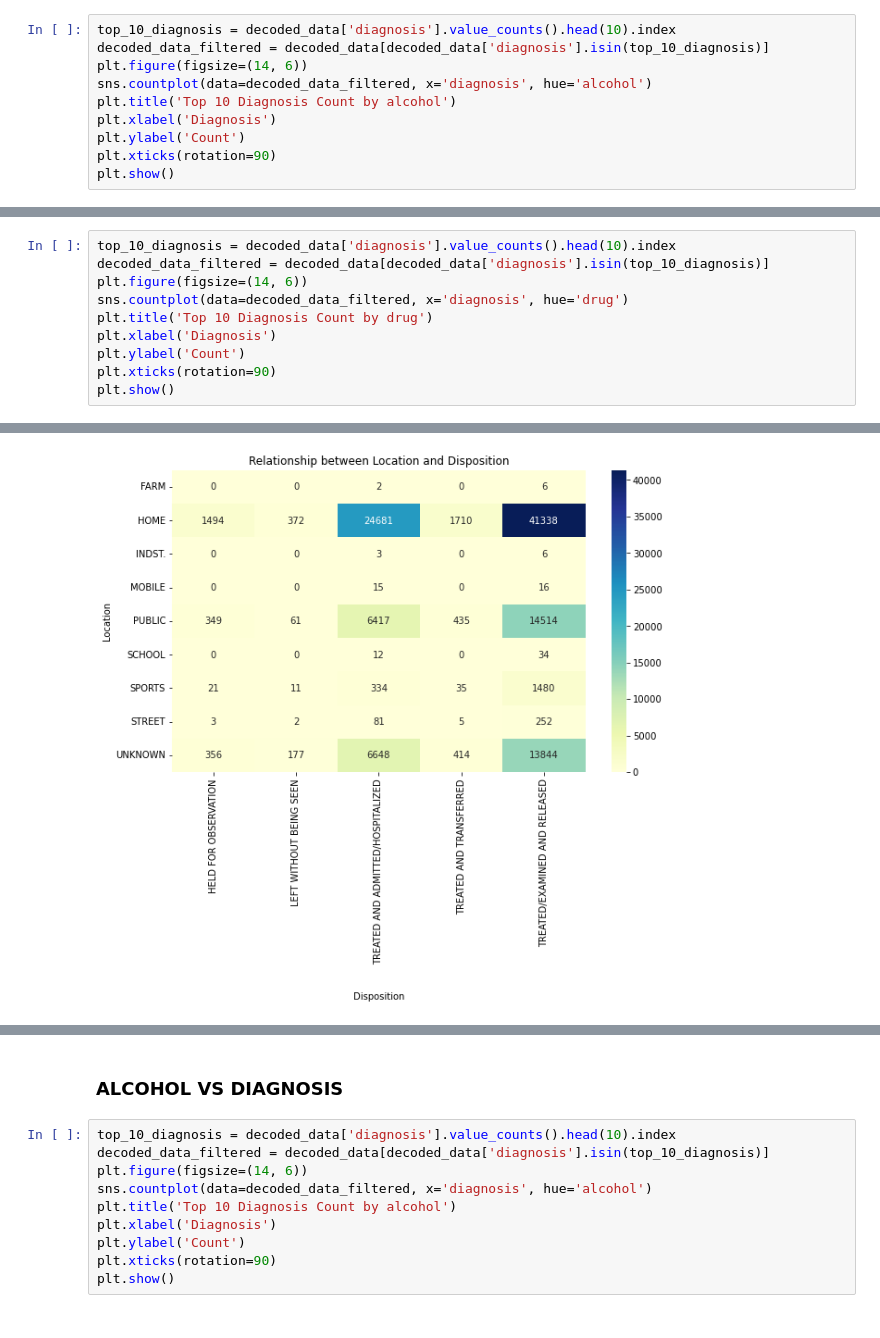
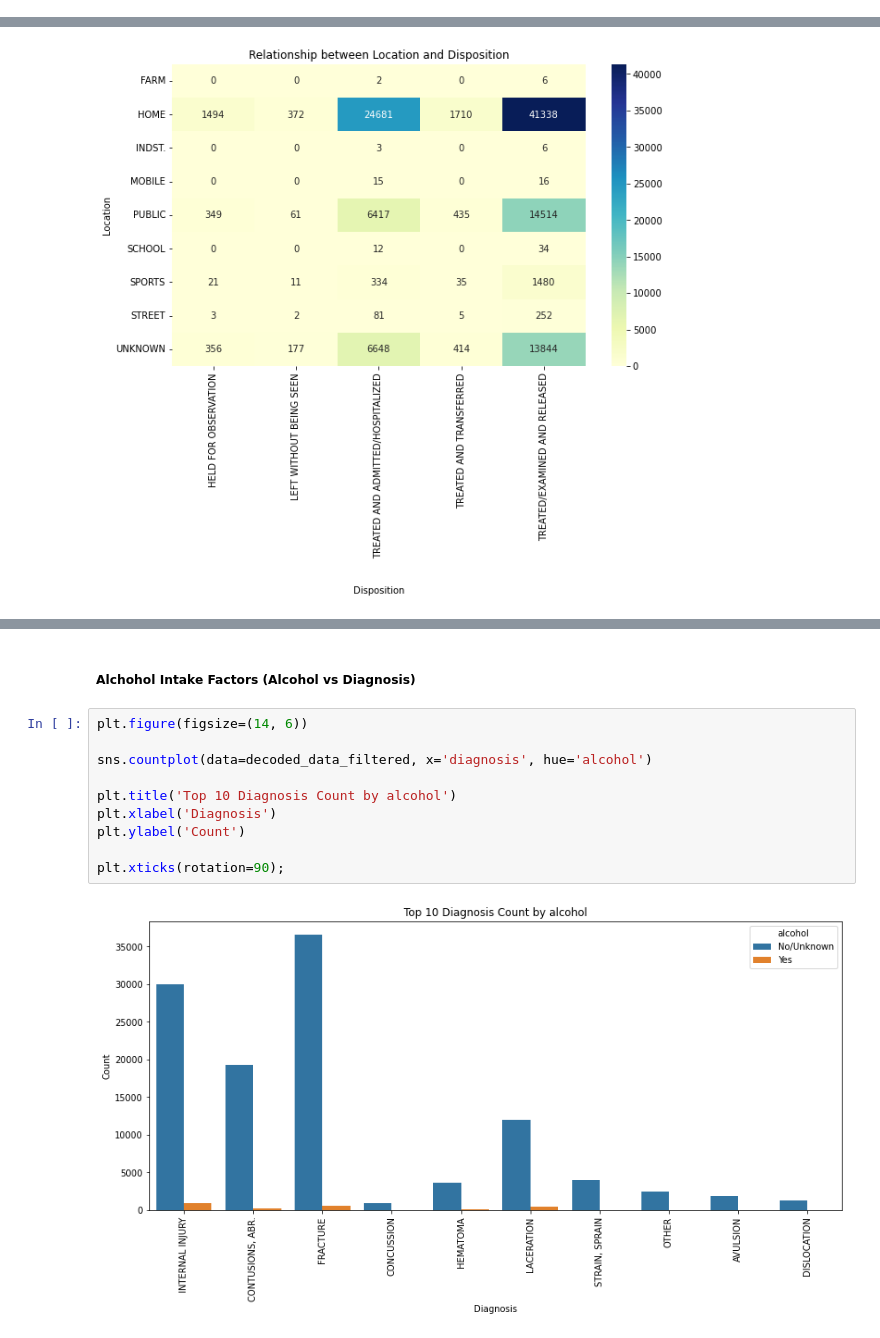
Before and after one commit to Queenvivy/CDC, a Jupyter notebook: CDC Adult Falls Edited.ipynb, the cells around one changed output, grey strips where cells are left out. Saved outputs shown, nothing was run; the diff lists cells and outputs as text.

```diff
--- a/CDC Adult Falls Edited.ipynb
+++ b/CDC Adult Falls Edited.ipynb
@@ -469,10 +575,0 @@ Fractures More Common in American Indian/Alaska Native: The observation that fra
-# %%
-top_10_diagnosis = decoded_data['diagnosis'].value_counts().head(10).index
-decoded_data_filtered = decoded_data[decoded_data['diagnosis'].isin(top_10_diagnosis)]
-plt.figure(figsize=(14, 6))
-sns.countplot(data=decoded_data_filtered, x='diagnosis', hue='alcohol')
-plt.title('Top 10 Diagnosis Count by alcohol')
-plt.xlabel('Diagnosis')
-plt.ylabel('Count')
-plt.xticks(rotation=90)
-plt.show()
@@ -483,10 +575,0 @@ most of the falls are obviously not caused by alcohol
-# %%
-top_10_diagnosis = decoded_data['diagnosis'].value_counts().head(10).index
-decoded_data_filtered = decoded_data[decoded_data['diagnosis'].isin(top_10_diagnosis)]
-plt.figure(figsize=(14, 6))
-sns.countplot(data=decoded_data_filtered, x='diagnosis', hue='drug')
-plt.title('Top 10 Diagnosis Count by drug')
-plt.xlabel('Diagnosis')
-plt.ylabel('Count')
-plt.xticks(rotation=90)
-plt.show()
@@ -650,13 +697,15 @@ Addressing patient discontent is an ongoing process that requires a commitment t
 # %% [markdown]
-### ALCOHOL VS DIAGNOSIS
+##### Alchohol Intake Factors (Alcohol vs Diagnosis)
 # %%
-top_10_diagnosis = decoded_data['diagnosis'].value_counts().head(10).index
-decoded_data_filtered = decoded_data[decoded_data['diagnosis'].isin(top_10_diagnosis)]
 plt.figure(figsize=(14, 6))
+
 sns.countplot(data=decoded_data_filtered, x='diagnosis', hue='alcohol')
+
 plt.title('Top 10 Diagnosis Count by alcohol')
 plt.xlabel('Diagnosis')
 plt.ylabel('Count')
-plt.xticks(rotation=90)
-plt.show()
+
+plt.xticks(rotation=90);
+# %% [output]
+[figure, added]
 # %% [markdown]
```
Also changed, not shown: parts of 54 cells of this notebook.
